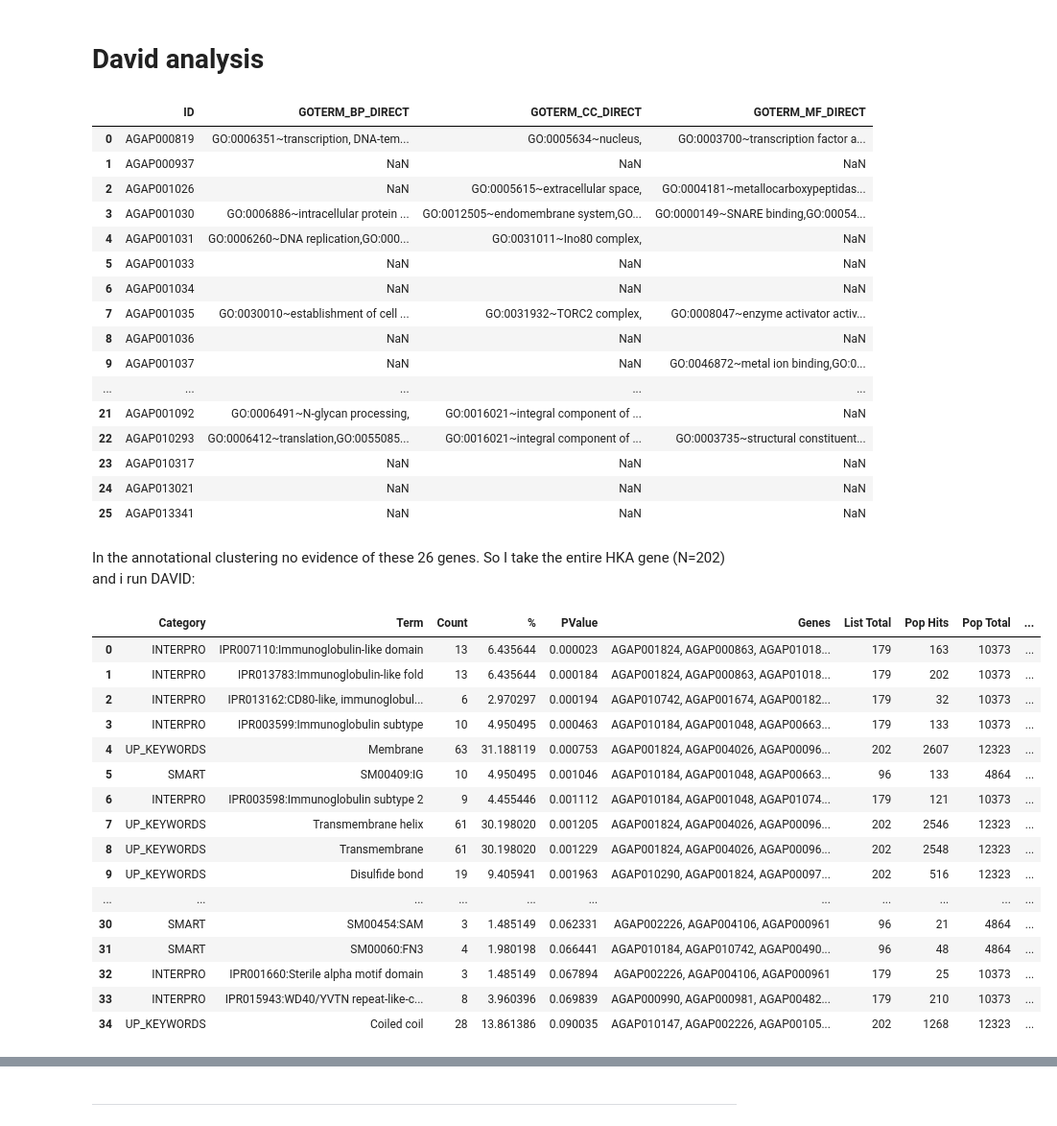
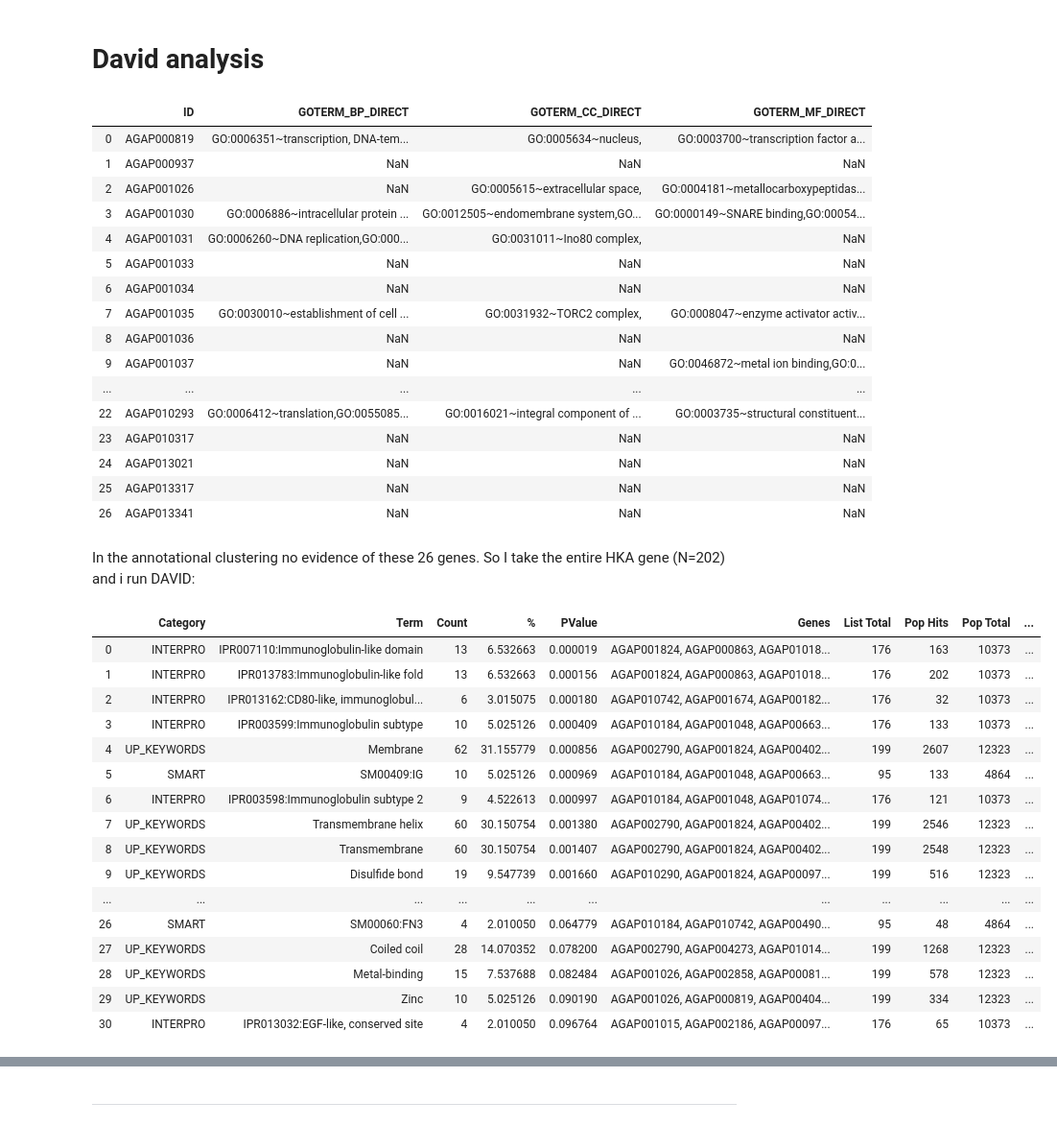
Before and after one commit to randomxsk8/notebooks, a Jupyter notebook: 10152019_Fst_hka_genes.ipynb, the cells around one changed output, grey strips where cells are left out. Shown at 96% size. Saved outputs shown, nothing was run; the diff lists cells and outputs as text; code cells hidden in the pictures.

```diff
--- a/10152019_Fst_hka_genes.ipynb
+++ b/10152019_Fst_hka_genes.ipynb
@@ -328,7 +335,7 @@ len(tbl_test)
 # %% [markdown]
 # Panther analysis
 # %%
-pandas.set_option('display.max_colwidth', 60)
+pandas.set_option('display.max_colwidth', 80)
 # %%
 panther = pd.read_csv('tables/pantherGeneList.txt', delimiter='\t', usecols=[2,3,4], names=["Gene Name - Gene Symbol", "PANTHER Family/Subfamily", "PANTHER Protein Class"])
 panther
@@ -399,7 +406,7 @@ pandas.set_option('display.max_colwidth', 80)
 # %% [markdown]
 # David analysis
 # %%
-david = pd.read_csv('tables/t2t_FF1A203E5EBB1571306533802.txt', delimiter='\t', usecols=[0,4,5,6])
+david = pd.read_csv('tables/davi_top_27', delimiter='\t', usecols=[0,4,5,6])
 david
 # %% [output]
 |  | ID | GOTERM_BP_DIRECT | GOTERM_CC_DIRECT | GOTERM_MF_DIRECT |
@@ -414,35 +421,35 @@ david
 | 8 | AGAP001036 | NaN | NaN | NaN |
 | 9 | AGAP001037 | NaN | NaN | GO:0046872~metal ion binding,GO:0... |
 | ... | ... | ... | ... | ... |
-| 21 | AGAP001092 | GO:0006491~N-glycan processing, | GO:0016021~integral component of ... | NaN |
 | 22 | AGAP010293 | GO:0006412~translation,GO:0055085... | GO:0016021~integral component of ... | GO:0003735~structural constituent... |
 | 23 | AGAP010317 | NaN | NaN | NaN |
 | 24 | AGAP013021 | NaN | NaN | NaN |
-| 25 | AGAP013341 | NaN | NaN | NaN |
+| 25 | AGAP013317 | NaN | NaN | NaN |
+| 26 | AGAP013341 | NaN | NaN | NaN |
 # %% [markdown]
 In the annotational clustering no evidence of these 26 genes.
 So I take the entire HKA gene (N=202) and i run DAVID:
 # %%
-david_chart = pd.read_csv('tables/coluzzii_functional_annotation_chart.txt', delimiter='\t')
+david_chart = pd.read_csv('data/david_functional_annotation.txt', delimiter='\t')
 david_chart
 # %% [output]
 |  | Category | Term | Count | % | PValue | Genes | List Total | Pop Hits | Pop Total | ... |
-| 0 | INTERPRO | IPR007110:Immunoglobulin-like domain | 13 | 6.435644 | 0.000023 | AGAP001824, AGAP000863, AGAP01018... | 179 | 163 | 10373 | ... |
-| 1 | INTERPRO | IPR013783:Immunoglobulin-like fold | 13 | 6.435644 | 0.000184 | AGAP001824, AGAP000863, AGAP01018... | 179 | 202 | 10373 | ... |
-| 2 | INTERPRO | IPR013162:CD80-like, immunoglobul... | 6 | 2.970297 | 0.000194 | AGAP010742, AGAP001674, AGAP00182... | 179 | 32 | 10373 | ... |
-| 3 | INTERPRO | IPR003599:Immunoglobulin subtype | 10 | 4.950495 | 0.000463 | AGAP010184, AGAP001048, AGAP00663... | 179 | 133 | 10373 | ... |
-| 4 | UP_KEYWORDS | Membrane | 63 | 31.188119 | 0.000753 | AGAP001824, AGAP004026, AGAP00096... | 202 | 2607 | 12323 | ... |
-| 5 | SMART | SM00409:IG | 10 | 4.950495 | 0.001046 | AGAP010184, AGAP001048, AGAP00663... | 96 | 133 | 4864 | ... |
-| 6 | INTERPRO | IPR003598:Immunoglobulin subtype 2 | 9 | 4.455446 | 0.001112 | AGAP010184, AGAP001048, AGAP01074... | 179 | 121 | 10373 | ... |
-| 7 | UP_KEYWORDS | Transmembrane helix | 61 | 30.198020 | 0.001205 | AGAP001824, AGAP004026, AGAP00096... | 202 | 2546 | 12323 | ... |
-| 8 | UP_KEYWORDS | Transmembrane | 61 | 30.198020 | 0.001229 | AGAP001824, AGAP004026, AGAP00096... | 202 | 2548 | 12323 | ... |
-| 9 | UP_KEYWORDS | Disulfide bond | 19 | 9.405941 | 0.001963 | AGAP010290, AGAP001824, AGAP00097... | 202 | 516 | 12323 | ... |
+| 0 | INTERPRO | IPR007110:Immunoglobulin-like domain | 13 | 6.532663 | 0.000019 | AGAP001824, AGAP000863, AGAP01018... | 176 | 163 | 10373 | ... |
+| 1 | INTERPRO | IPR013783:Immunoglobulin-like fold | 13 | 6.532663 | 0.000156 | AGAP001824, AGAP000863, AGAP01018... | 176 | 202 | 10373 | ... |
+| 2 | INTERPRO | IPR013162:CD80-like, immunoglobul... | 6 | 3.015075 | 0.000180 | AGAP010742, AGAP001674, AGAP00182... | 176 | 32 | 10373 | ... |
+| 3 | INTERPRO | IPR003599:Immunoglobulin subtype | 10 | 5.025126 | 0.000409 | AGAP010184, AGAP001048, AGAP00663... | 176 | 133 | 10373 | ... |
+| 4 | UP_KEYWORDS | Membrane | 62 | 31.155779 | 0.000856 | AGAP002790, AGAP001824, AGAP00402... | 199 | 2607 | 12323 | ... |
+| 5 | SMART | SM00409:IG | 10 | 5.025126 | 0.000969 | AGAP010184, AGAP001048, AGAP00663... | 95 | 133 | 4864 | ... |
+| 6 | INTERPRO | IPR003598:Immunoglobulin subtype 2 | 9 | 4.522613 | 0.000997 | AGAP010184, AGAP001048, AGAP01074... | 176 | 121 | 10373 | ... |
+| 7 | UP_KEYWORDS | Transmembrane helix | 60 | 30.150754 | 0.001380 | AGAP002790, AGAP001824, AGAP00402... | 199 | 2546 | 12323 | ... |
+| 8 | UP_KEYWORDS | Transmembrane | 60 | 30.150754 | 0.001407 | AGAP002790, AGAP001824, AGAP00402... | 199 | 2548 | 12323 | ... |
+| 9 | UP_KEYWORDS | Disulfide bond | 19 | 9.547739 | 0.001660 | AGAP010290, AGAP001824, AGAP00097... | 199 | 516 | 12323 | ... |
 | ... | ... | ... | ... | ... | ... | ... | ... | ... | ... | ... |
-| 30 | SMART | SM00454:SAM | 3 | 1.485149 | 0.062331 | AGAP002226, AGAP004106, AGAP000961 | 96 | 21 | 4864 | ... |
-| 31 | SMART | SM00060:FN3 | 4 | 1.980198 | 0.066441 | AGAP010184, AGAP010742, AGAP00490... | 96 | 48 | 4864 | ... |
-| 32 | INTERPRO | IPR001660:Sterile alpha motif domain | 3 | 1.485149 | 0.067894 | AGAP002226, AGAP004106, AGAP000961 | 179 | 25 | 10373 | ... |
-| 33 | INTERPRO | IPR015943:WD40/YVTN repeat-like-c... | 8 | 3.960396 | 0.069839 | AGAP000990, AGAP000981, AGAP00482... | 179 | 210 | 10373 | ... |
-| 34 | UP_KEYWORDS | Coiled coil | 28 | 13.861386 | 0.090035 | AGAP010147, AGAP002226, AGAP00105... | 202 | 1268 | 12323 | ... |
+| 26 | SMART | SM00060:FN3 | 4 | 2.010050 | 0.064779 | AGAP010184, AGAP010742, AGAP00490... | 95 | 48 | 4864 | ... |
+| 27 | UP_KEYWORDS | Coiled coil | 28 | 14.070352 | 0.078200 | AGAP002790, AGAP004273, AGAP01014... | 199 | 1268 | 12323 | ... |
+| 28 | UP_KEYWORDS | Metal-binding | 15 | 7.537688 | 0.082484 | AGAP001026, AGAP002858, AGAP00081... | 199 | 578 | 12323 | ... |
+| 29 | UP_KEYWORDS | Zinc | 10 | 5.025126 | 0.090190 | AGAP001026, AGAP000819, AGAP00404... | 199 | 334 | 12323 | ... |
+| 30 | INTERPRO | IPR013032:EGF-like, conserved site | 4 | 2.010050 | 0.096764 | AGAP001015, AGAP002186, AGAP00097... | 176 | 65 | 10373 | ... |
 # %%
 arr1 = np.asarray(david_chart["Count"])
 arr2 = np.asarray(david_chart["Term"])
```
Also changed, not shown: parts of 27 cells of this notebook.
